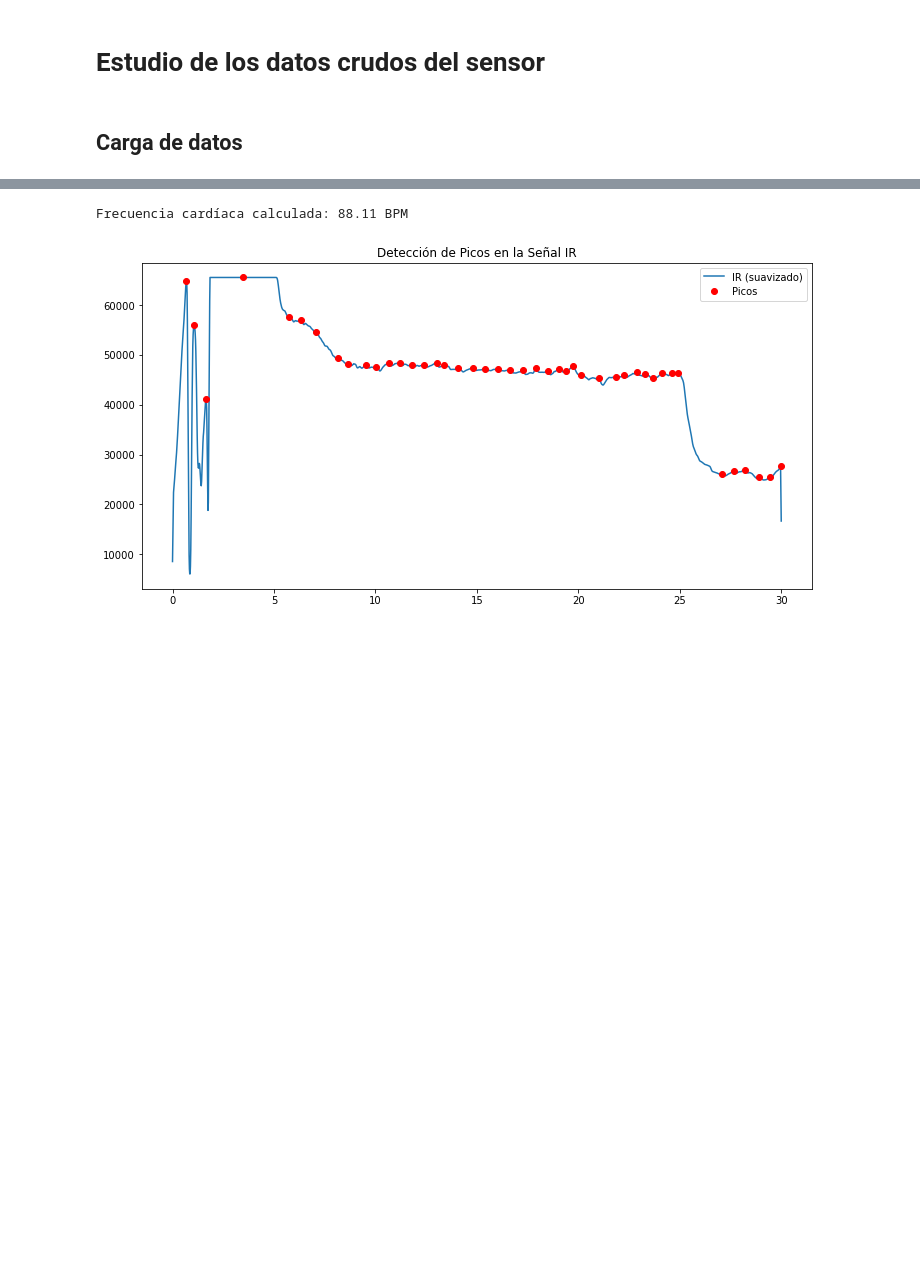
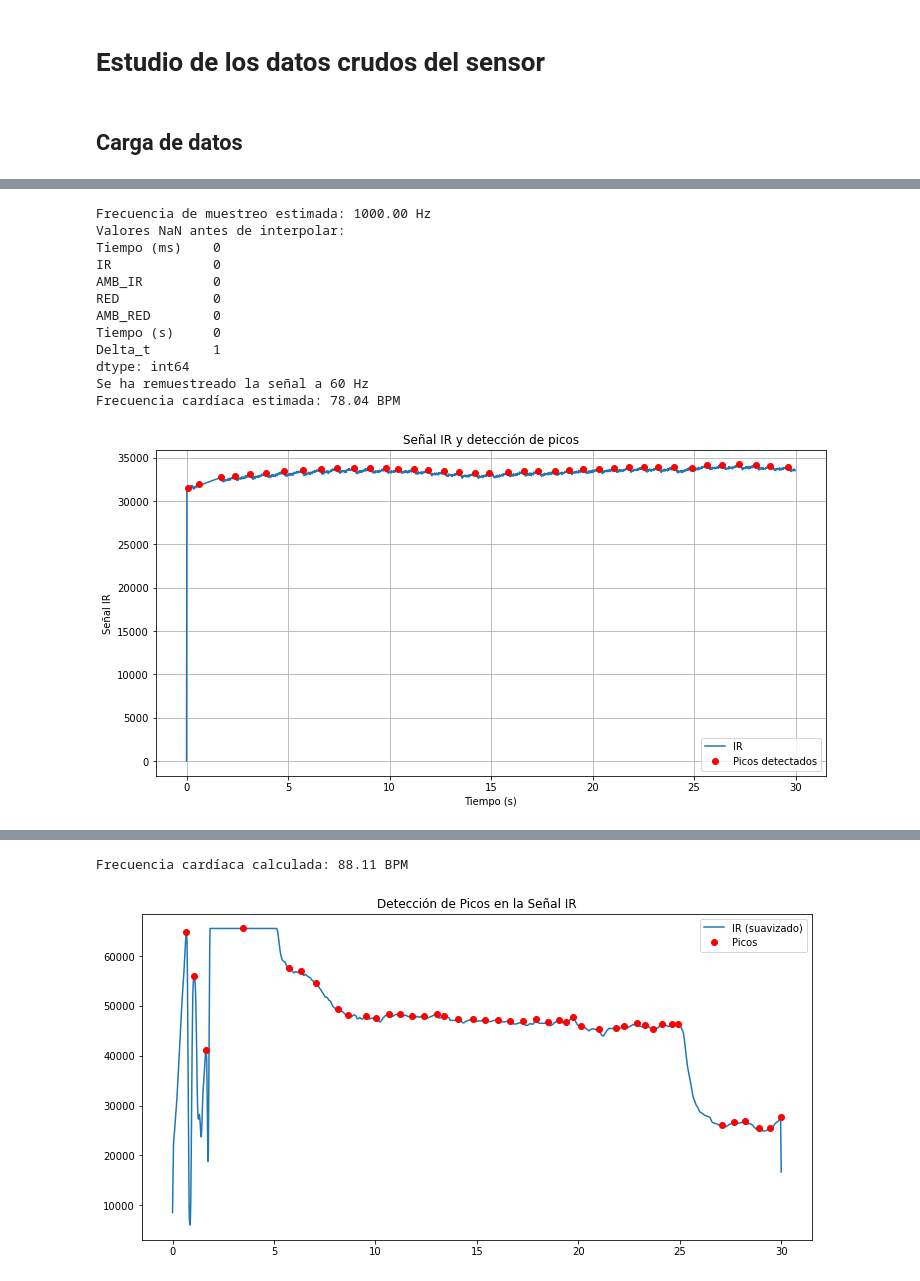
Before and after one commit to ElenaRuizMoreno/TFG-Elena-Ruiz, a Jupyter notebook: Scripts/Pruebas3.ipynb, the cells around one changed output, grey strips where cells are left out. Drawn from its saved outputs; the diff is of its cells as text; code cells hidden in the pictures; blank space fills up the shorter version.

Commit message:
Analisis de datos y cálculo de HR

```diff
--- a/Scripts/Pruebas3.ipynb
+++ b/Scripts/Pruebas3.ipynb
@@ -122,0 +169,80 @@ plt.show()
+# %%
+import pandas as pd
+import numpy as np
+import matplotlib.pyplot as plt
+from scipy.signal import find_peaks
+from scipy.interpolate import interp1d
+
+archivo_csv = r"C:\Users\Elena\Desktop\GitHub\TFG-Elena-Ruiz\Datos\Datos crudos\raw_data_95_77.csv"
+
+df = pd.read_csv(archivo_csv, delimiter=";")
+
+# Convertir el tiempo de milisegundos a segundos para trabajar con unidades estándar.
+df["Tiempo (s)"] = df["Tiempo (ms)"] / 1000
+
+# Estimar la frecuencia de muestreo real
+df["Delta_t"] = df["Tiempo (s)"].diff() # obtiene la diferencia entre tiempos consecutivos
+frecuencia_real = 1 / df["Delta_t"].median() # estima la frecuencia de muestreo real en Hz
+print(f"Frecuencia de muestreo estimada: {frecuencia_real:.2f} Hz")
+
+# Si la frecuencia de muestreo es mayor a 60 Hz, el código remuestrea la señal para evitar datos redundantes.
+fs_deseado = 60
+if frecuencia_real > fs_deseado:
+    # Verificar NaN antes de interpolar
+    print("Valores NaN antes de interpolar:")
+    print(df.isna().sum())
+
+    # Eliminar filas con NaN
+    df = df.dropna()
+
+    # Eliminar valores duplicados en el tiempo
+    df = df[~df["Tiempo (s)"].duplicated()]
+
+    # Crear nuevo vector de tiempo con la frecuencia deseada
+    tiempo_nuevo = np.arange(df["Tiempo (s)"].min(), df["Tiempo (s)"].max(), 1/fs_deseado)
+
+    # Interpolación lineal para remuestreo
+    interp_func = interp1d(df["Tiempo (s)"], df["IR"], kind="linear", fill_value="extrapolate")
+    ir_resampled = interp_func(tiempo_nuevo)
+
+    tiempo = tiempo_nuevo
+    ir_signal = ir_resampled
+    print(f"Se ha remuestreado la señal a {fs_deseado} Hz")
+else:
+    tiempo = df["Tiempo (s)"]
+    ir_signal = df["IR"]
+
+
+# Encuentra los picos de la señal IR, que representan latidos del corazón.
+peaks, _ = find_peaks(ir_signal, distance=fs_deseado//2)  # asegura que los picos estén separados al menos 0.5 segundos
+                                                          # (porque el corazón no puede latir más rápido que eso).
+
+# Calcula la frecuencia cardíaca usando la cantidad de picos detectados:
+# len(peaks) es el número total de latidos detectados.
+bpm = (len(peaks) / (tiempo[-1] - tiempo[0])) * 60  # Duración total de la señal en segundos, multiplicamos por 60 para convertir a latidos por minuto (BPM).
+print(f"Frecuencia cardíaca estimada: {bpm:.2f} BPM")
+
+# Dibuja la señal IR con los picos detectados, marcándolos en rojo ("ro").Esto permite visualizar los latidos detectados
+plt.figure(figsize=(12, 6))
+plt.plot(tiempo, ir_signal, label="IR")
+plt.plot(tiempo[peaks], ir_signal[peaks], "ro", label="Picos detectados")
+plt.xlabel("Tiempo (s)")
+plt.ylabel("Señal IR")
+plt.title("Señal IR y detección de picos")
+plt.legend()
+plt.grid()
+plt.show()
+# %% [output]
+Frecuencia de muestreo estimada: 1000.00 Hz
+Valores NaN antes de interpolar:
+Tiempo (ms)    0
+IR             0
+AMB_IR         0
+RED            0
+AMB_RED        0
+Tiempo (s)     0
+Delta_t        1
+dtype: int64
+Se ha remuestreado la señal a 60 Hz
+Frecuencia cardíaca estimada: 78.04 BPM
+[figure, added]
```
Also changed, not shown: parts of 27 cells of this notebook, 2 other files.
